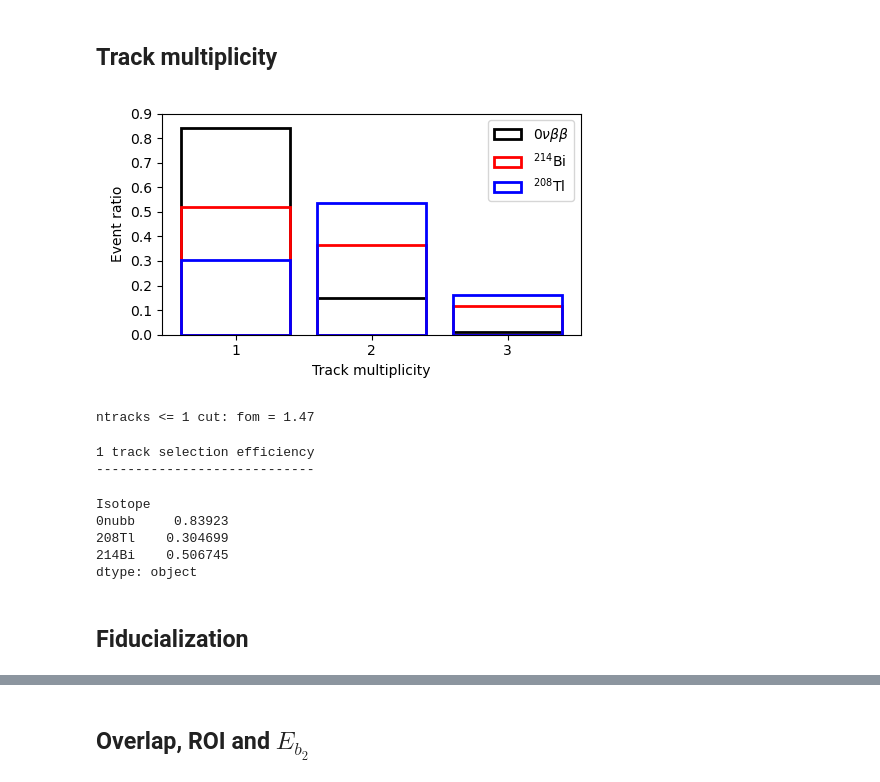
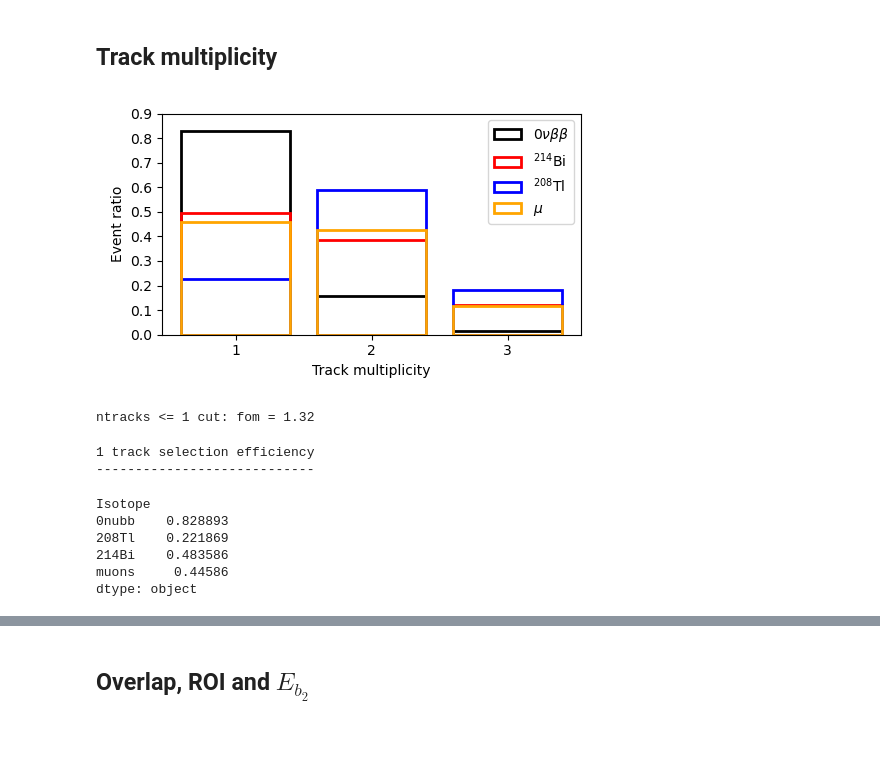
Before and after one commit to gondiaz/NEXT100-0nubb-analysis, a Jupyter notebook: analysis/counting_experiment.ipynb, the cells around one changed output, grey strips where cells are left out. Cells and saved outputs as stored; diff of their text form; code cells hidden in the pictures; blank space fills up the shorter version.

```diff
--- a/analysis/counting_experiment.ipynb
+++ b/analysis/counting_experiment.ipynb
@@ -52,7 +52,7 @@ def load_tracks_with_info(filenames):
             continue
         # energy cut
         energies = tracks_.groupby(level=0).energy.sum()
-        sel = (2.42 <= energies) & (energies <= 2.50)
+        sel = (2.40 <= energies) & (energies <= 2.50)
         tracks_ = tracks_.loc[sel].reset_index()
         tracks_["G4Volume"] = get_g4volume_name(filename)
         tracks_["file"]     = get_file_number(filename)
@@ -146,6 +182,7 @@ spurious_energy = 0.01
 tracks_0nubb = remove_spurious_tracks(tracks_0nubb, spurious_energy)
 tracks_214Bi = remove_spurious_tracks(tracks_214Bi, spurious_energy)
 tracks_208Tl = remove_spurious_tracks(tracks_208Tl, spurious_energy)
+tracks_muons = remove_spurious_tracks(tracks_muons, spurious_energy)
 # %%
 # add exposures to normalice each G4Volume contribution in further analysis
 
@@ -198,0 +286,28 @@ selections_df = selections_df.drop(["2nubb"])
+# %%
+rmax = 450
+zmin = 20
+zmax = 1180
+
+sel_0nubb = (tracks_0nubb.r_max < rmax) & (zmin<tracks_0nubb.z_min) & (tracks_0nubb.z_max<zmax)
+rate = (tracks_0nubb.loc[sel_0nubb].index.nunique() / iceff_df.loc[("0nubb", "ACTIVE")].exposure).sum()
+selections_df.loc["0nubb", "fiducial"] = rate
+
+# 214Bi
+sel_214Bi = (tracks_214Bi.r_max < rmax) & (zmin<tracks_214Bi.z_min) & (tracks_214Bi.z_max<zmax)
+rate = (tracks_214Bi.loc[sel_214Bi].groupby("G4Volume").apply(lambda df: df.index.nunique()) / iceff_df.loc["214Bi"].exposure).sum()
+selections_df.loc["214Bi", "fiducial"] = rate
+
+# 208Tl
+sel_208Tl = (tracks_208Tl.r_max < rmax) & (zmin<tracks_208Tl.z_min) & (tracks_208Tl.z_max<zmax)
+rate = (tracks_208Tl.loc[sel_208Tl].groupby("G4Volume").apply(lambda df: df.index.nunique()) / iceff_df.loc["208Tl"].exposure).sum()
+selections_df.loc["208Tl", "fiducial"] = rate
+
+# muons
+sel_muons = (tracks_muons.r_max < rmax) & (zmin<tracks_muons.z_min) & (tracks_muons.z_max<zmax)
+rate = (tracks_muons.loc[sel_muons].groupby("G4Volume").apply(lambda df: df.index.nunique()) / iceff_df.loc["muons"].exposure).sum()
+selections_df.loc["muons", "fiducial"] = rate
+
+es = selections_df.loc["0nubb"].fiducial/selections_df.loc["0nubb"].energy
+eb = selections_df.loc[("208Tl", "214Bi", "muons"), :].fiducial.sum()/selections_df.loc[("208Tl", "214Bi", "muons"), :].energy.sum()
+
+print(f"fiducial cut: fom =", round(es/np.sqrt(eb), 2))
@@ -201,65 +331,75 @@ selections_df = selections_df.drop(["2nubb"])
 # %%
 plt.figure(figsize=[5,3])
 
 bins = np.arange(0.5, 4.5, 1)
 binc = (bins[1:] + bins[:-1])/2.
 
 # signal
-h, _ = np.histogram( tracks_0nubb.groupby(level=[0,1]).numb_of_tracks.max(), bins=bins)
+h, _ = np.histogram( tracks_0nubb.loc[sel_0nubb].groupby(level=[0,1]).numb_of_tracks.max(), bins=bins)
 plt.bar(binc, h/h.sum(), label=r"$0\nu\beta\beta$", color="none", edgecolor="k", linewidth=2)
 
 # background
-h, _ = np.histogram( tracks_214Bi.groupby(level=[0,1]).numb_of_tracks.max(), bins=bins
-          , weights= tracks_214Bi.groupby(level=[0,1]).exposure.max())
+h, _ = np.histogram( tracks_214Bi.loc[sel_214Bi].groupby(level=[0,1]).numb_of_tracks.max(), bins=bins
+          , weights= tracks_214Bi.loc[sel_214Bi].groupby(level=[0,1]).exposure.max())
 plt.bar(binc, h/h.sum(), label=r"$^{214}$Bi", color="none", edgecolor="r", linewidth=2)
 
-h, _ = np.histogram( tracks_208Tl.groupby(level=[0,1]).numb_of_tracks.max(), bins=bins
-          , weights= tracks_208Tl.groupby(level=[0,1]).exposure.max())
+h, _ = np.histogram( tracks_208Tl.loc[sel_208Tl].groupby(level=[0,1]).numb_of_tracks.max(), bins=bins
+          , weights= tracks_208Tl.loc[sel_208Tl].groupby(level=[0,1]).exposure.max())
 plt.bar(binc, h/h.sum(), label=r"$^{208}$Tl", color="none", edgecolor="b", linewidth=2)
+
+h, _ = np.histogram( tracks_muons.loc[sel_muons].groupby(level=[0,1]).numb_of_tracks.max(), bins=bins
+          , weights= tracks_muons.loc[sel_muons].groupby(level=[0,1]).exposure.max())
+plt.bar(binc, h/h.sum(), label=r"$\mu$", color="none", edgecolor="orange", linewidth=2)
 
 plt.legend()
 plt.ylabel("Event ratio")
 plt.xlabel("Track multiplicity")
 plt.xticks(binc)
 plt.yticks(np.arange(0, 1, 0.1))
 plt.tight_layout()
 # %% [output]
-[figure, old version]
+[figure, new version]
 # %%
 # ntracks = 1
 n = 1
 
-sel  = tracks_0nubb.numb_of_tracks <= n
+sel  = sel_0nubb & (tracks_0nubb.numb_of_tracks <= n)
 rate = (tracks_0nubb.loc[sel].index.nunique() / iceff_df.loc[("0nubb", "ACTIVE")].exposure).sum()
 selections_df.loc["0nubb", "track"] = rate
 
 # 214Bi
-sel  = tracks_214Bi.numb_of_tracks <= n
+sel  = sel_214Bi & (tracks_214Bi.numb_of_tracks <= n)
 rate = (tracks_214Bi.loc[sel].value_counts("G4Volume") / iceff_df.loc["214Bi"].exposure).sum()
 selections_df.loc["214Bi", "track"] = rate
 
 # 208Tl
-sel  = tracks_208Tl.numb_of_tracks <= n
+sel  = sel_208Tl & (tracks_208Tl.numb_of_tracks <= n)
 rate = (tracks_208Tl.loc[sel].value_counts("G4Volume") / iceff_df.loc["208Tl"].exposure).sum()
 selections_df.loc["208Tl", "track"] = rate
 
-es = selections_df.loc["0nubb"].track/selections_df.loc["0nubb"].energy
-eb = selections_df.loc[("208Tl", "214Bi"), :].track.sum()/selections_df.loc[("208Tl", "214Bi"), :].energy.sum()
+# muons
+sel  = sel_muons & (tracks_muons.numb_of_tracks <= n)
+rate = (tracks_muons.loc[sel].value_counts("G4Volume") / iceff_df.loc["muons"].exposure).sum()
+selections_df.loc["muons", "track"] = rate
+
+es = selections_df.loc["0nubb"].track/selections_df.loc["0nubb"].fiducial
+eb = selections_df.loc[("208Tl", "214Bi", "muons"), :].track.sum()/selections_df.loc[("208Tl", "214Bi", "muons"), :].fiducial.sum()
 
 print(f"ntracks <= {n} cut: fom =", round(es/np.sqrt(eb), 2))
 # %% [output]
-ntracks <= 1 cut: fom = 1.47
+ntracks <= 1 cut: fom = 1.32
 # %%
 print("1 track selection efficiency")
 print("----------------------------")
-selections_df.track/selections_df.energy
+selections_df.track/selections_df.fiducial
 # %% [output]
 1 track selection efficiency
 ----------------------------
 Isotope
-0nubb     0.83923
-208Tl    0.304699
-214Bi    0.506745
+0nubb    0.828893
+208Tl    0.221869
+214Bi    0.483586
+muons     0.44586
 dtype: object
 # %%
 # selection dfs
@@ -269,2 +409,0 @@ sel_214Bi = (tracks_214Bi.numb_of_tracks == 1)
-# %% [markdown]
-## Fiducialization
```
Also changed, not shown: parts of 38 cells of this notebook, 4 other files.
